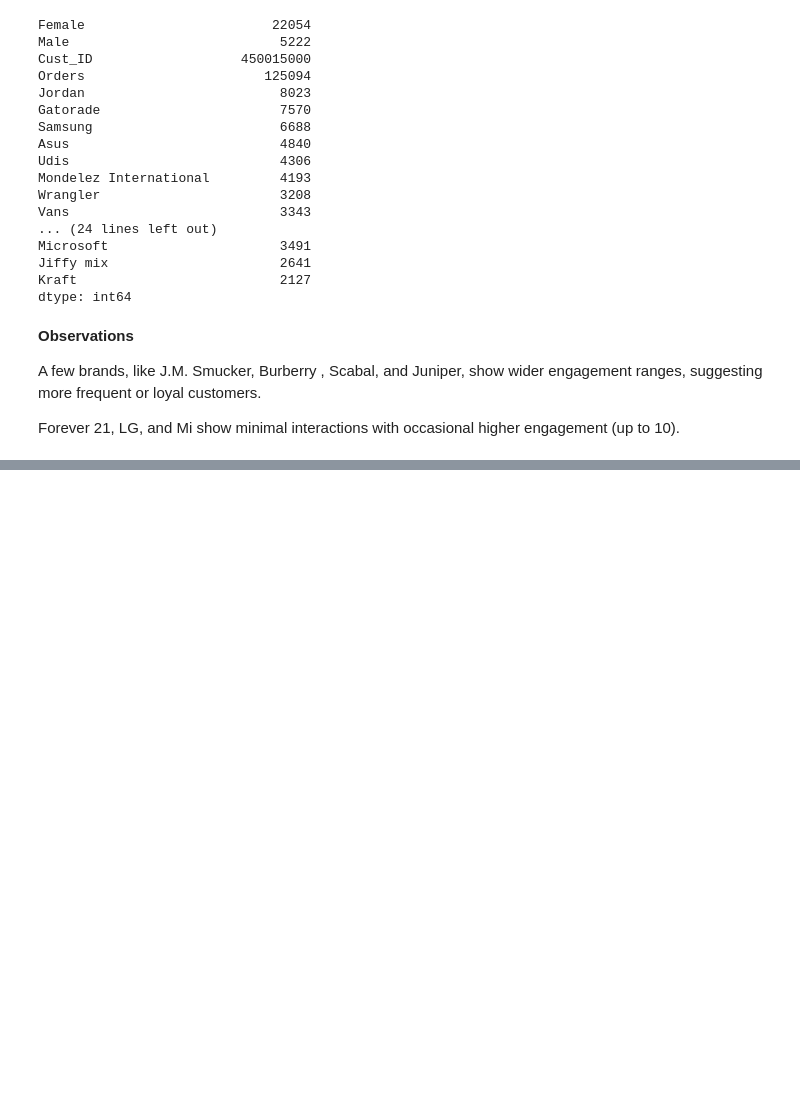
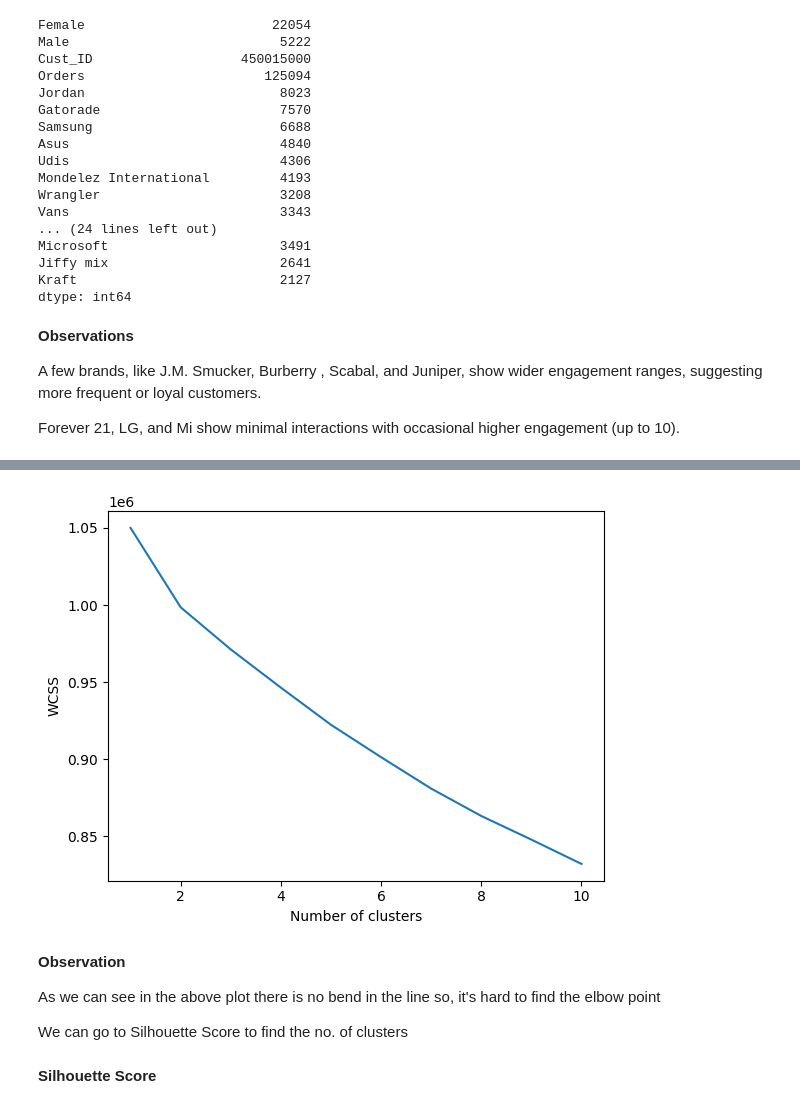
Before and after one commit to anuj123-45/Customer_Segmentation, a Jupyter notebook: Customer_Segementation.ipynb, the cells around one changed output, grey strips where cells are left out. Drawn from its saved outputs; the diff is of its cells as text; code cells hidden in the pictures; blank space fills up the shorter version.

```diff
--- a/Customer_Segementation.ipynb
+++ b/Customer_Segementation.ipynb
@@ -228,0 +231,5 @@ Forever 21, LG, and Mi show minimal interactions with occasional higher engageme
+# %%
+# we cosider only the brand names to segment the customers . Thus, drop the variables cust_id, order and genders  the scale the remaining variables
+
+feature=data.drop(['Orders','Female','Male','Cust_ID'],axis=1)
+feature.head()
@@ -228,0 +246,7 @@ Forever 21, LG, and Mi show minimal interactions with occasional higher engageme
+# %%
+from sklearn.preprocessing import StandardScaler
+scale=StandardScaler().fit(feature)
+feature=scale.transform(feature)
+# %%
+feature_scaled=pd.DataFrame(feature,columns=data.columns[4:39])
+feature_scaled.head()
@@ -228,0 +261,25 @@ Forever 21, LG, and Mi show minimal interactions with occasional higher engageme
+# %%
+
+
+from sklearn.cluster import KMeans
+wcss = []
+for k in range(1,11):
+    kmeans = KMeans(n_clusters = k, init = 'k-means++', random_state = 42)
+    kmeans.fit(feature_scaled)
+    wcss.append(kmeans.inertia_)
+# %%
+plt.plot(range(1, 11), wcss)
+plt.xlabel('Number of clusters')
+plt.ylabel('WCSS')
+plt.show()
+# %% [output]
+[figure, added]
+# %% [markdown]
+**Observation**
+
+As we can see in the above plot there is no bend in the line
+so, it's hard to find the elbow point
+
+We can go to Silhouette Score to find the no. of clusters
+# %% [markdown]
+**Silhouette Score**
```
Also changed, not shown: parts of 9 cells of this notebook.
